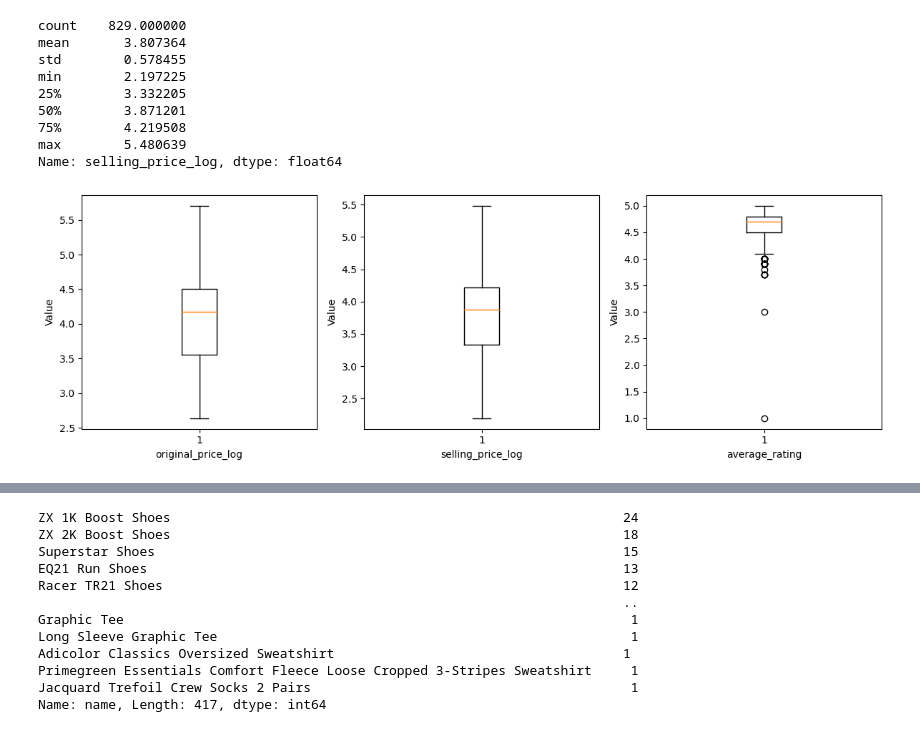
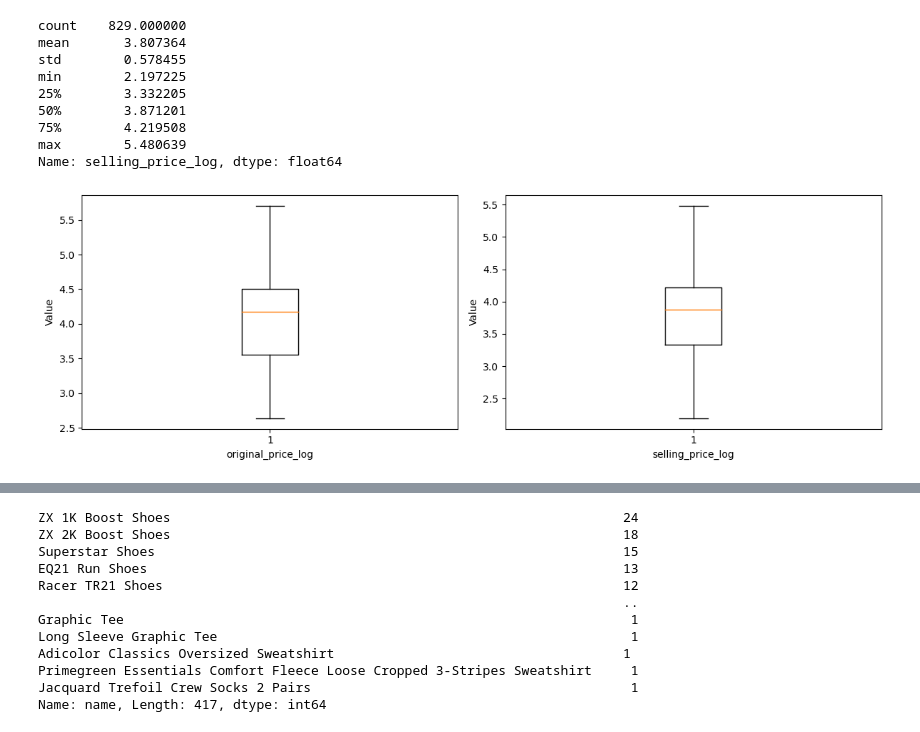
Before and after one commit to baldeamadu/Adidas_EDA, a Jupyter notebook: ADIDAS_EDA.ipynb, the cells around one changed output, grey strips where cells are left out. Saved outputs shown, nothing was run; the diff lists cells and outputs as text; code cells hidden in the pictures.

```diff
--- a/ADIDAS_EDA.ipynb
+++ b/ADIDAS_EDA.ipynb
@@ -313,17 +319,17 @@ min        2.197225
 max        5.480639
 Name: selling_price_log, dtype: float64
 # %%
-bvars_to_plot = ['original_price_log', 'selling_price_log', 'average_rating']
+bvars_to_plot = ['original_price_log', 'selling_price_log']
 
 # Plot boxplots of the selected variables
 fig, axs = plt.subplots(nrows=1, ncols=len(bvars_to_plot), figsize=(12, 4))
 for i, var in enumerate(bvars_to_plot):
     axs[i].boxplot(data_set[var])
     axs[i].set_xlabel(var)
     axs[i].set_ylabel('Value')
 
 
 plt.tight_layout()
 plt.show()
 # %% [output]
-[figure, old version]
+[figure, new version]
```
Also changed, not shown: parts of 25 cells of this notebook, 2 other files.
